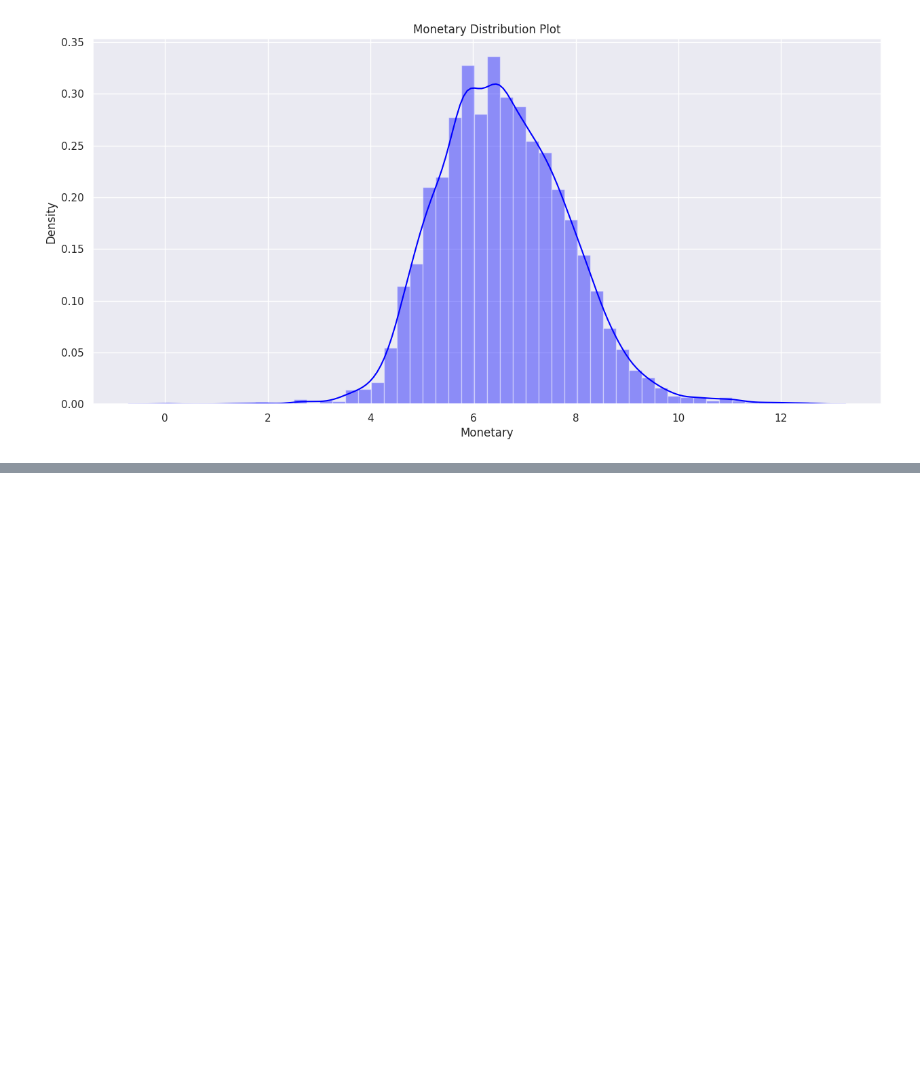
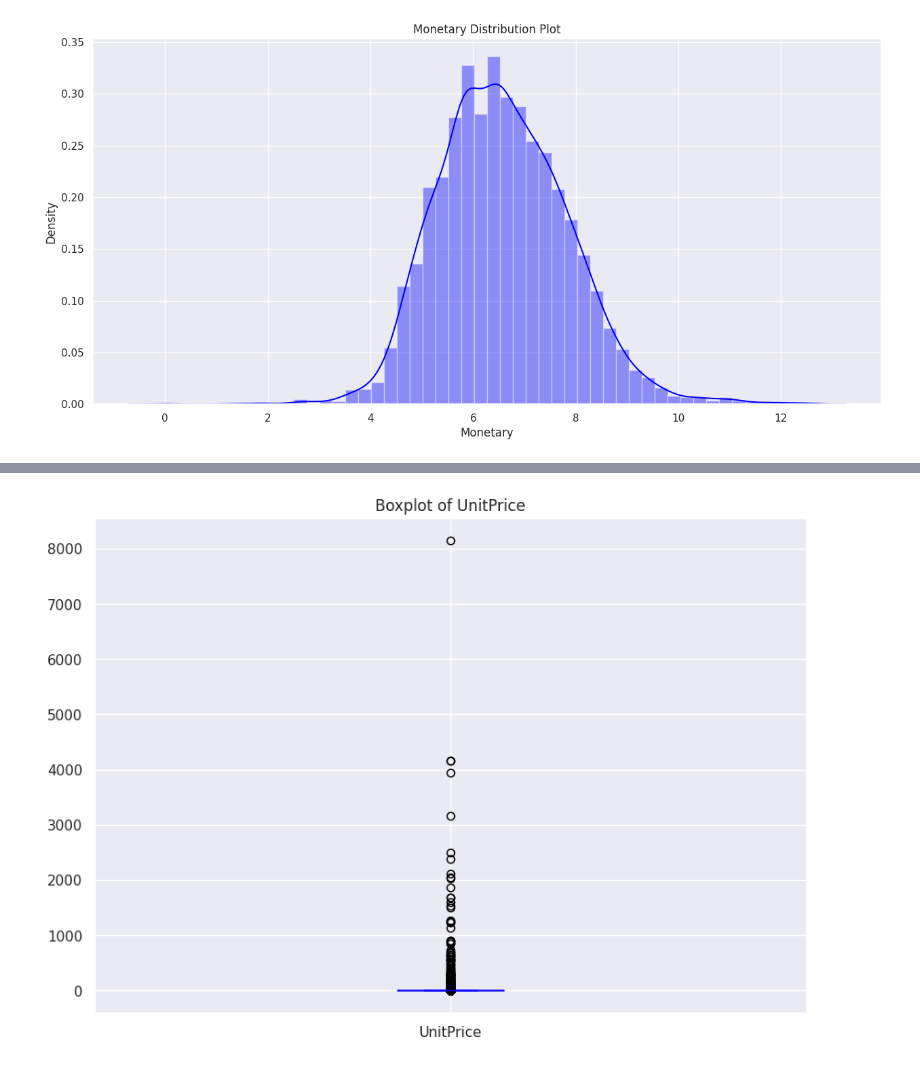
Before and after one commit to sahoomrutyunjaya12345/OnlineRetailCustomerSegmentation, a Jupyter notebook: Online_Retail_Customer_SegmentationCapstoneProject.ipynb, the cells around one changed output, grey strips where cells are left out. Cells and saved outputs as stored; diff of their text form; code cells hidden in the pictures; blank space fills up the shorter version.

```diff
--- a/Online_Retail_Customer_SegmentationCapstoneProject.ipynb
+++ b/Online_Retail_Customer_SegmentationCapstoneProject.ipynb
@@ -827,0 +942,8 @@ plt.show()
+# %%
+# plotting for UnitPrice variable
+fig,ax = plt.subplots(figsize=(10, 7))
+customer_data.boxplot(column='UnitPrice', color='blue', ax=ax)
+ax.set_title('Boxplot of UnitPrice')
+plt.show()
+# %% [output]
+[figure, added]
```
Also changed, not shown: parts of 33 cells of this notebook.
